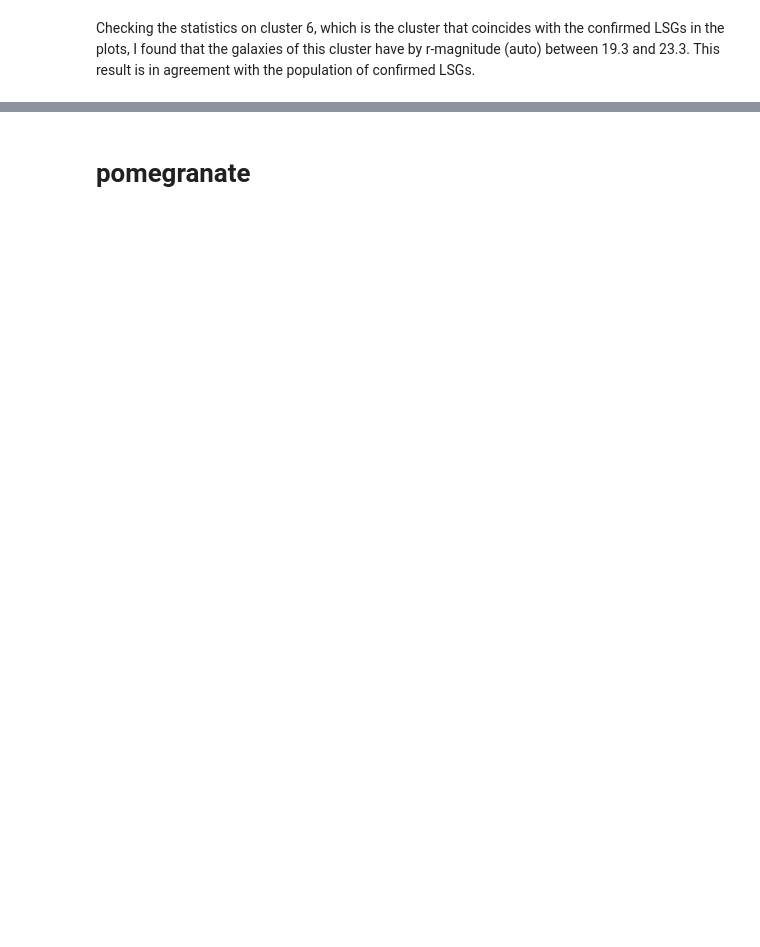
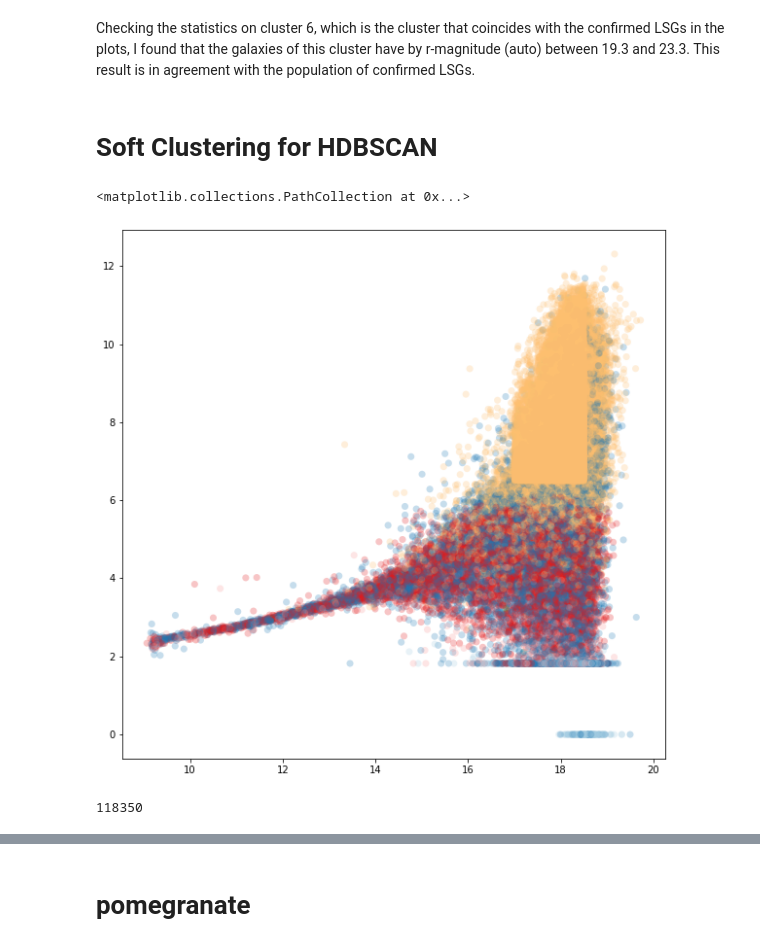
Before and after one commit to AngelGSoto/LSGs-splus, a Jupyter notebook: notebooks/MLs-tecniques.ipynb, the cells around one changed output, grey strips where cells are left out. Cells and saved outputs as stored; diff of their text form; code cells hidden in the pictures; blank space fills up the shorter version.

```diff
--- a/notebooks/MLs-tecniques.ipynb
+++ b/notebooks/MLs-tecniques.ipynb
@@ -267,0 +272,18 @@ df_new[mask_noise].to_csv("cluster-hdbscan/LSGs-candidate-HDBSCAN-cluster-noise.
+# %% [markdown]
+# Soft Clustering for HDBSCAN
+# %%
+soft_clusters = hdbscan.all_points_membership_vectors(clusterer)
+color_palette = sns.color_palette('Paired', 12)
+cluster_colors = [color_palette[np.argmax(x)]
+                  for x in soft_clusters]
+plt.figure(figsize=(10,10))
+plt.scatter(xx["MU_MAX"], xx["KRON_RADIUS"], s=50, linewidth=0, c=cluster_colors, alpha=0.25)
+# %% [output]
+<matplotlib.collections.PathCollection at 0x...>
+[figure, added]
+# %%
+# Probabilities
+prob = clusterer.probabilities_
+len(prob)
+# %% [output]
+118350
```
Also changed, not shown: parts of 16 cells of this notebook, 6 other files.
